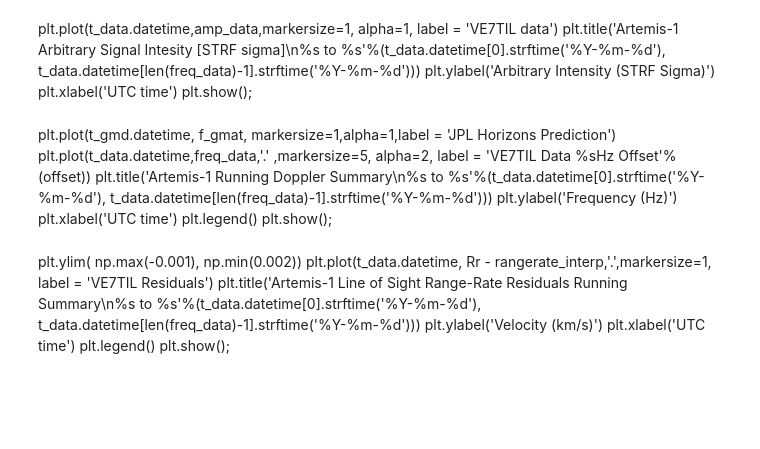
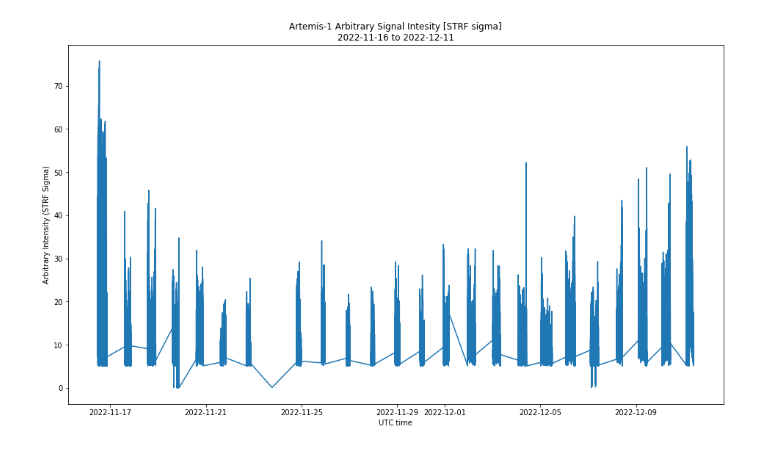
Before and after one commit to ScottTilley/Artemis1, a Jupyter notebook: Artemis1_Doppler_Running.ipynb, the cells around one changed output. Drawn from its saved outputs; the diff is of its cells as text; code cells hidden in the pictures; blank space fills up the shorter version.

```diff
--- a/Artemis1_Doppler_Running.ipynb
+++ b/Artemis1_Doppler_Running.ipynb
@@ -45,25 +45,11 @@ np_diff = np.array(freq_diff)
 
 Rr_diff = Rr-rangerate_interp
 np_rrdiff = np.array(Rr_diff)
-# %% [markdown]
-plt.plot(t_data.datetime,amp_data,markersize=1, alpha=1, label = 'VE7TIL data')
-plt.title('Artemis-1 Arbitrary Signal Intesity [STRF sigma]\n%s to %s'%(t_data.datetime[0].strftime('%Y-%m-%d'), t_data.datetime[len(freq_data)-1].strftime('%Y-%m-%d')))
-plt.ylabel('Arbitrary Intensity (STRF Sigma)')
-plt.xlabel('UTC time')
-plt.show();
-# %% [markdown]
-plt.plot(t_gmd.datetime, f_gmat, markersize=1,alpha=1,label = 'JPL Horizons Prediction')
-plt.plot(t_data.datetime,freq_data,'.' ,markersize=5, alpha=2, label = 'VE7TIL Data %sHz Offset'%(offset))
-plt.title('Artemis-1 Running Doppler Summary\n%s to %s'%(t_data.datetime[0].strftime('%Y-%m-%d'), t_data.datetime[len(freq_data)-1].strftime('%Y-%m-%d')))
-plt.ylabel('Frequency (Hz)')
-plt.xlabel('UTC time')
-plt.legend()
-plt.show();
-# %% [markdown]
-plt.ylim( np.max(-0.001), np.min(0.002))
-plt.plot(t_data.datetime, Rr - rangerate_interp,'.',markersize=1,  label = 'VE7TIL Residuals')
-plt.title('Artemis-1 Line of Sight Range-Rate Residuals Running Summary\n%s to %s'%(t_data.datetime[0].strftime('%Y-%m-%d'), t_data.datetime[len(freq_data)-1].strftime('%Y-%m-%d')))
-plt.ylabel('Velocity (km/s)')
-plt.xlabel('UTC time')
-plt.legend()
-plt.show();
+# %%
+plt.plot(t_data.datetime,amp_data,markersize=1, alpha=1, label = 'VE7TIL data')
+plt.title('Artemis-1 Arbitrary Signal Intesity [STRF sigma]\n%s to %s'%(t_data.datetime[0].strftime('%Y-%m-%d'), t_data.datetime[len(freq_data)-1].strftime('%Y-%m-%d')))
+plt.ylabel('Arbitrary Intensity (STRF Sigma)')
+plt.xlabel('UTC time')
+plt.show();
+# %% [output]
+[figure, added]
```
Also changed, not shown: parts of 4 cells of this notebook.
